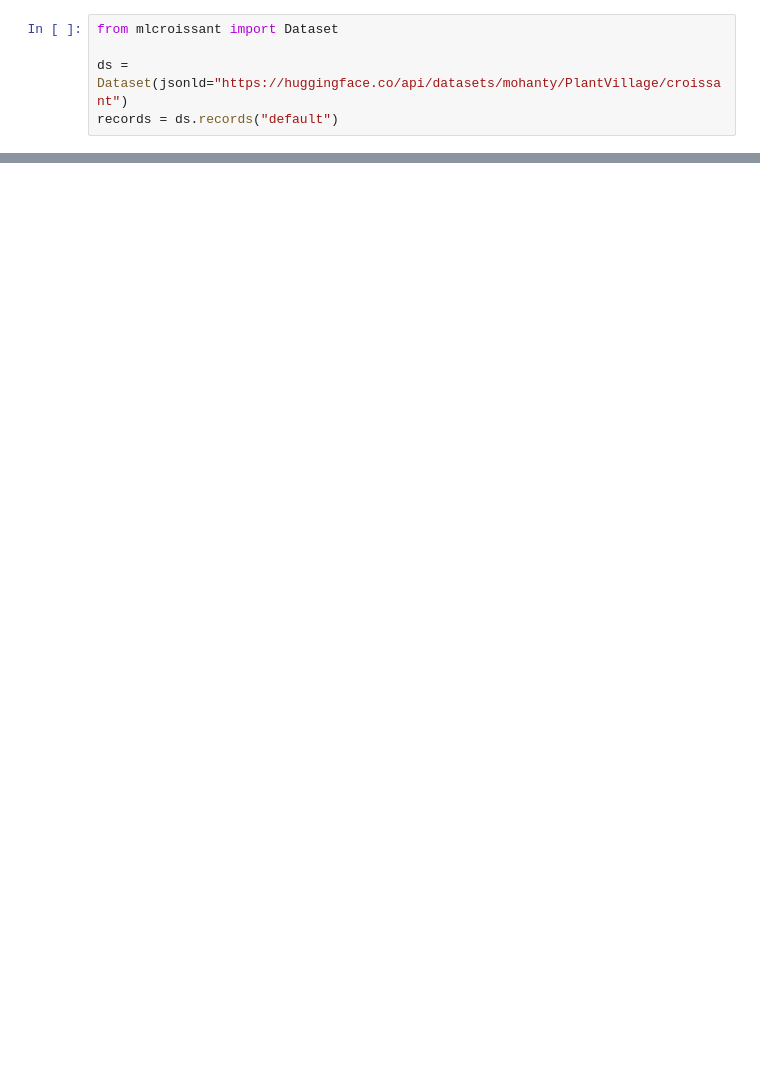
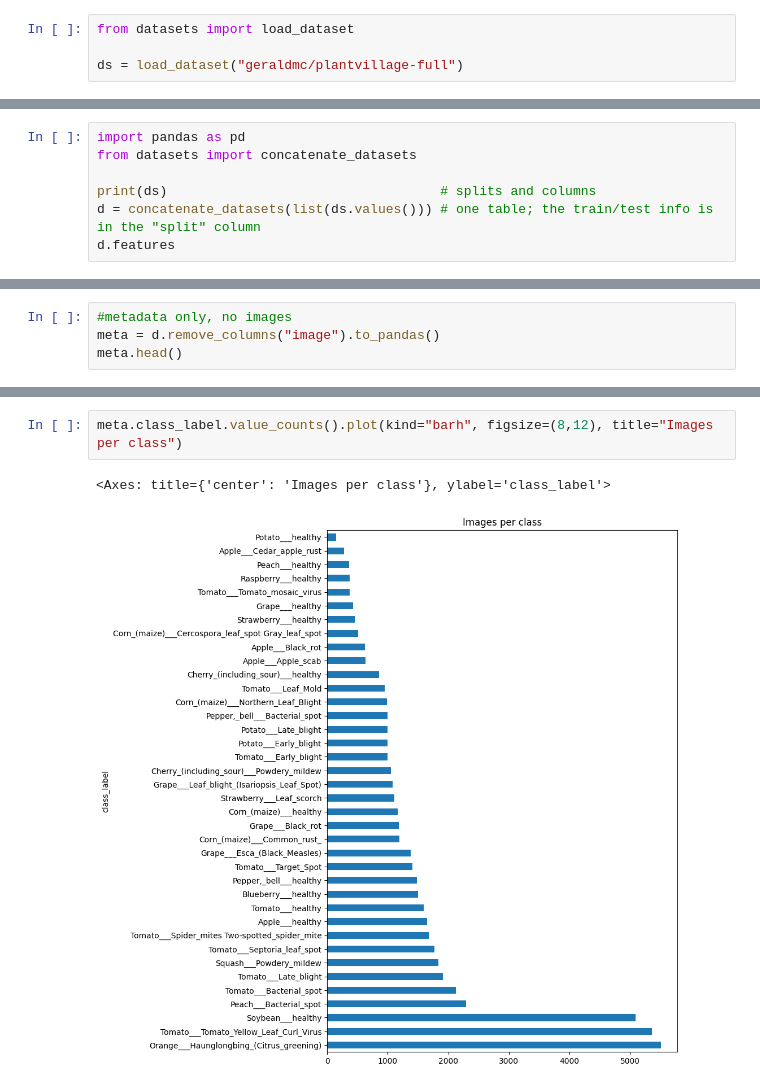
Before and after one commit to IdrisLabidi/plant-disease-detection, a Jupyter notebook: notebooks/01_eda.ipynb, the cells around one changed output, grey strips where cells are left out. Saved outputs shown, nothing was run; the diff lists cells and outputs as text; blank space fills up the shorter version.

Commit message:
sample images by class

```diff
--- a/notebooks/01_eda.ipynb
+++ b/notebooks/01_eda.ipynb
@@ -21,5 +35,4 @@ Successfully installed jsonpath-rw-1.4.0 mlcroissant-1.1.1 ply-3.11 rdflib-7.6.0
 # %%
-from mlcroissant import Dataset
+from datasets import load_dataset
 
-ds = Dataset(jsonld="https://huggingface.co/api/datasets/mohanty/PlantVillage/croissant")
-records = ds.records("default")
+ds = load_dataset("geraldmc/plantvillage-full")
@@ -35,0 +52,7 @@ Records(dataset=Dataset(jsonld='https://huggingface.co/api/datasets/mohanty/Plan
+# %%
+import pandas as pd
+from datasets import concatenate_datasets
+
+print(ds)                                   # splits and columns
+d = concatenate_datasets(list(ds.values())) # one table; the train/test info is in the "split" column
+d.features
@@ -35,0 +78,4 @@ Records(dataset=Dataset(jsonld='https://huggingface.co/api/datasets/mohanty/Plan
+# %%
+#metadata only, no images
+meta = d.remove_columns("image").to_pandas()
+meta.head()
@@ -35,0 +126,5 @@ Records(dataset=Dataset(jsonld='https://huggingface.co/api/datasets/mohanty/Plan
+# %%
+meta.class_label.value_counts().plot(kind="barh", figsize=(8,12), title="Images per class")
+# %% [output]
+<Axes: title={'center': 'Images per class'}, ylabel='class_label'>
+[figure, added]
```
Also changed, not shown: parts of 15 cells of this notebook.
